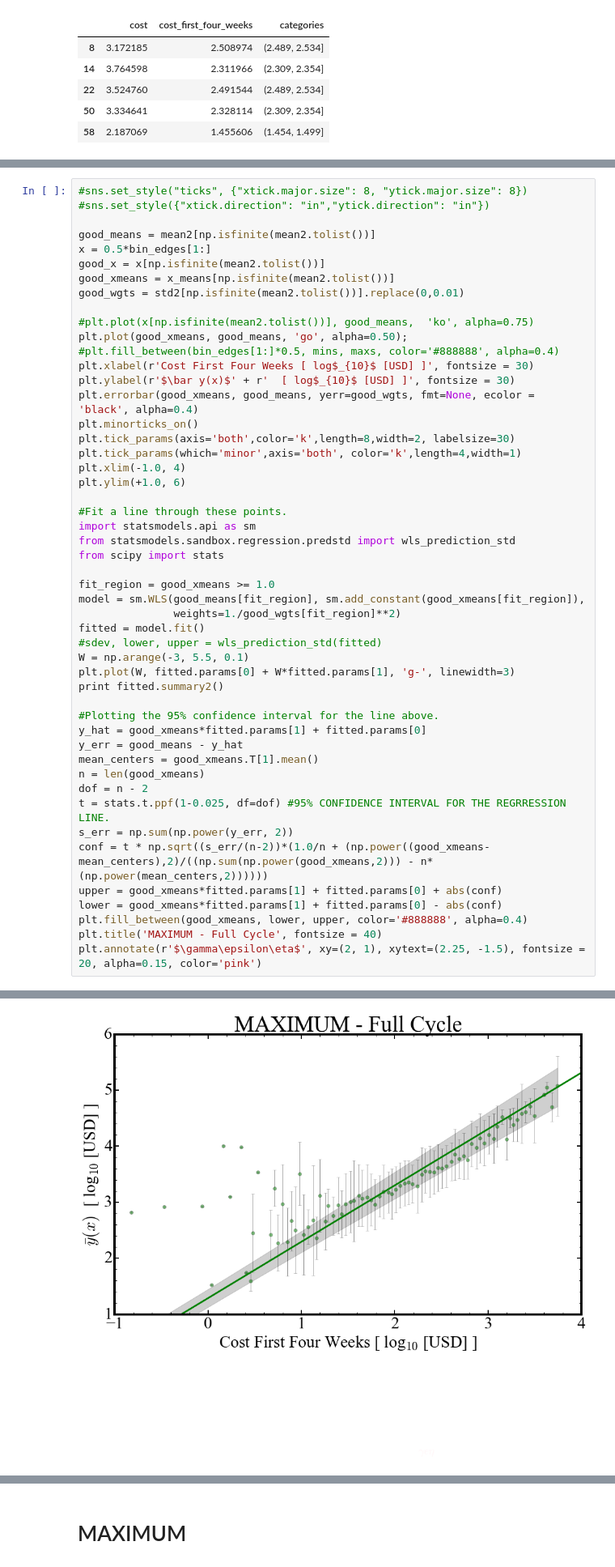
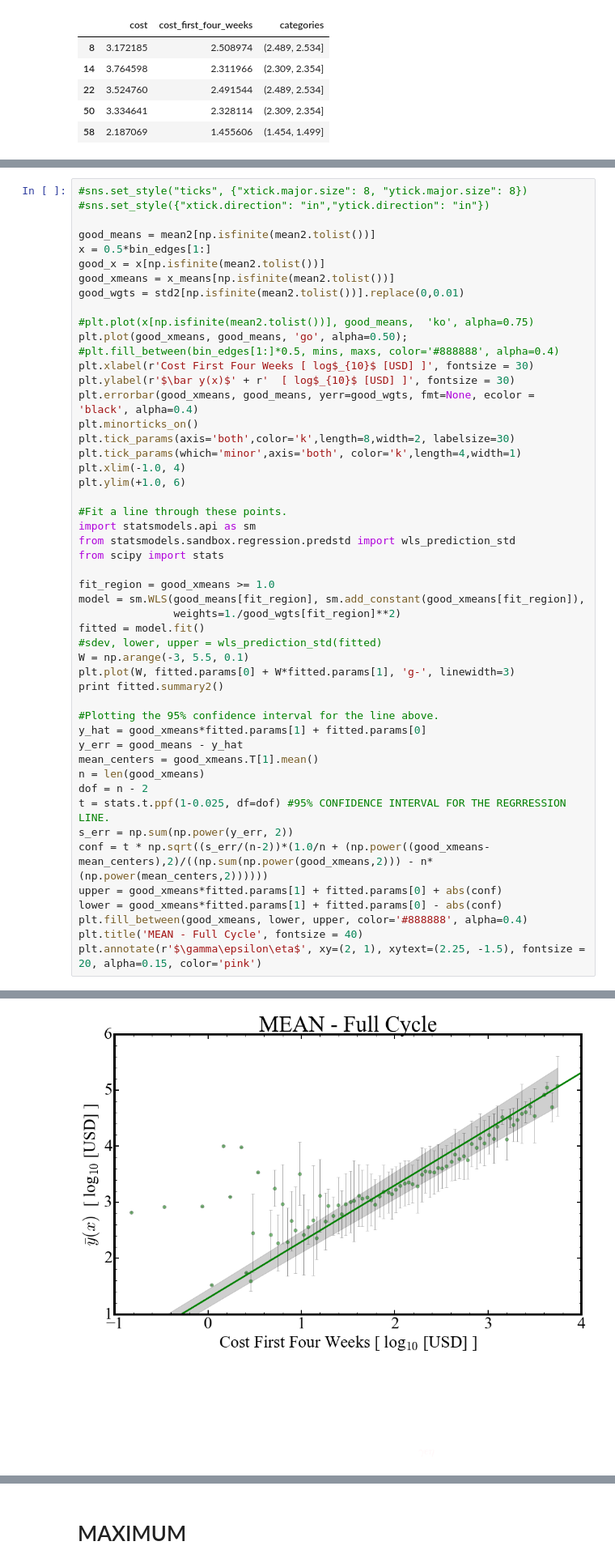
Before and after one commit to gmsardane/employer-ltv, a Jupyter notebook: ltv-calculation.ipynb, the cells around one changed output, grey strips where cells are left out. Shown: that part at 81% size. Drawn from its saved outputs; the diff is of its cells as text.

Commit message:
Changed and FIXED the min, max, mean and median labels

```diff
--- a/ltv-calculation.ipynb
+++ b/ltv-calculation.ipynb
@@ -587,7 +587,7 @@ conf = t * np.sqrt((s_err/(n-2))*(1.0/n + (np.power((good_xmeans-mean_centers),2
 upper = good_xmeans*fitted.params[1] + fitted.params[0] + abs(conf)
 lower = good_xmeans*fitted.params[1] + fitted.params[0] - abs(conf)
 plt.fill_between(good_xmeans, lower, upper, color='#888888', alpha=0.4)
-plt.title('MAXIMUM - Full Cycle', fontsize = 40)
+plt.title('MEAN - Full Cycle', fontsize = 40)
 plt.annotate(r'$\gamma\epsilon\eta$', xy=(2, 1), xytext=(2.25, -1.5), fontsize = 20, alpha=0.15, color='pink')
 # %% [output]
                   Results: Weigthed least squares
@@ -598,18 +598,18 @@ Date:                2016-10-19 12:06 BIC:                -25.3303
 No. Observations:    60               Log-Likelihood:     16.759
 Df Model:            1                F-statistic:        2435.
 Df Residuals:        58               Prob (F-statistic): 4.53e-49
 R-squared:           0.977            Scale:              0.24609
 ------------------------------------------------------------------
                       Coef.  Std.Err.    t    P>|t|  [0.025 0.975]
 ------------------------------------------------------------------
 const                 1.2875   0.0693 18.5736 0.0000 1.1487 1.4262
 cost_first_four_weeks 1.0061   0.0204 49.3488 0.0000 0.9653 1.0469
 ------------------------------------------------------------------
 Omnibus:               5.639        Durbin-Watson:           1.270
 Prob(Omnibus):         0.060        Jarque-Bera (JB):        4.675
 Skew:                  0.629        Prob(JB):                0.097
 Kurtosis:              3.535        Condition No.:           22
 ==================================================================
 <matplotlib.text.Annotation at 0x...>
-[figure, old version]
+[figure, new version]
 # %% [markdown]
```
Also changed, not shown: parts of 3 cells of this notebook.
